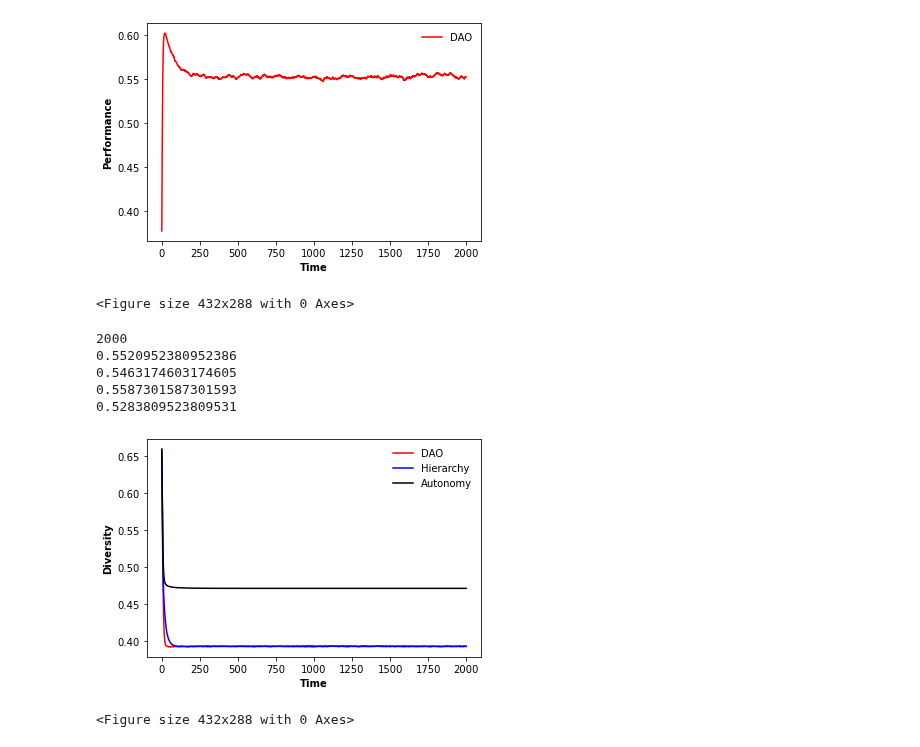
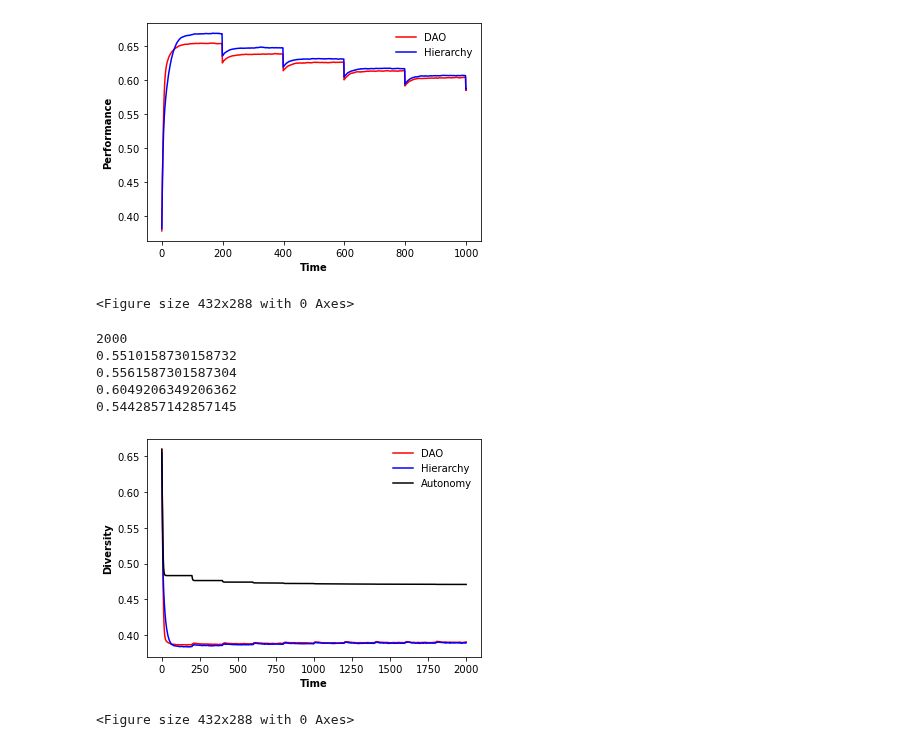
Before and after one commit to GrandJune/DAOs, a Jupyter notebook: V3/Turbulence/Evaluator.ipynb, the cells around one changed output. Saved outputs shown, nothing was run; the diff lists cells and outputs as text; code cells hidden in the pictures.

Commit message:
Change the confirmation relationship;
Once form a consensus/manager, agents need to confirm to the policy first; then learn from superior peers

```diff
--- a/V3/Turbulence/Evaluator.ipynb
+++ b/V3/Turbulence/Evaluator.ipynb
@@ -3,7 +3,7 @@ import matplotlib.pyplot as plt
 import pickle
 from matplotlib import container
 # %%
-data_folder = r"E:\data\dao-0127\Turbulence"
+data_folder = r"E:\data\dao-0127\Turbulence_3"
 dao_performance_file = data_folder + r"\dao_performance"
 hierarchy_performance_file = data_folder + r"\hierarchy_performance"
 autonomy_performance_file = data_folder + r"\autonomy_performance"
@@ -45,21 +45,22 @@ with open(hierarchy_original_performance_file, 'rb') as infile:
 with open(autonomy_original_performance_file, 'rb') as infile:
     autonomy_original_performance = pickle.load(infile)
 # %%
-x = range(len(dao_performance))
-plt.plot(range(len(dao_performance)), dao_performance, "r-", label="DAO")
-# plt.plot(range(len(dao_performance)), consensus_performance, "r--", label="Consensus")
-# plt.plot(range(len(hierarchy_performance)), hierarchy_performance, "b-", label="Hierarchy")
-# plt.plot(range(len(hierarchy_performance)), superior_performance, "b--", label="Superior")
-# plt.plot(range(len(autonomy_performance)), autonomy_performance, "k-", label="Autonomy")
+# x = range(len(dao_performance))
+x = range(0, 1001)
+plt.plot(x, dao_performance[0:1001], "r-", label="DAO")
+# plt.plot(x, consensus_performance, "r--", label="Consensus")
+plt.plot(x, hierarchy_performance[0:1001], "b-", label="Hierarchy")
+# plt.plot(x, superior_performance, "b--", label="Superior")
+# plt.plot(x, autonomy_performance, "k-", label="Autonomy")
 plt.xlabel('Time', fontweight='bold', fontsize=10)
 plt.ylabel('Performance', fontweight='bold', fontsize=10)
 # plt.xticks(x)
 plt.legend(frameon=False, ncol=1, fontsize=10)
 plt.savefig(data_folder + r"\DHA_performance.png", transparent=False, dpi=200)
 plt.show()
 plt.clf()
 # %% [output]
-[figure, old version]
+[figure, new version]
 <Figure size 432x288 with 0 Axes>
 # %%
 print(len(dao_original_performance[0]))
@@ -69,10 +70,10 @@ print(dao_original_performance[5][-1])
 print(dao_original_performance[10][-1])
 # %% [output]
 2000
-0.5520952380952386
-0.5463174603174605
-0.5587301587301593
-0.5283809523809531
+0.5510158730158732
+0.5561587301587304
+0.6049206349206362
+0.5442857142857145
 # %%
 # Diversity
 x = range(len(dao_performance))
@@ -87,5 +88,5 @@ plt.savefig(data_folder + r"\DHA_diversity.png", transparent=False, dpi=200)
 plt.show()
 plt.clf()
 # %% [output]
-[figure, old version]
+[figure, new version]
 <Figure size 432x288 with 0 Axes>
```
Also changed, not shown: 10 other files.
